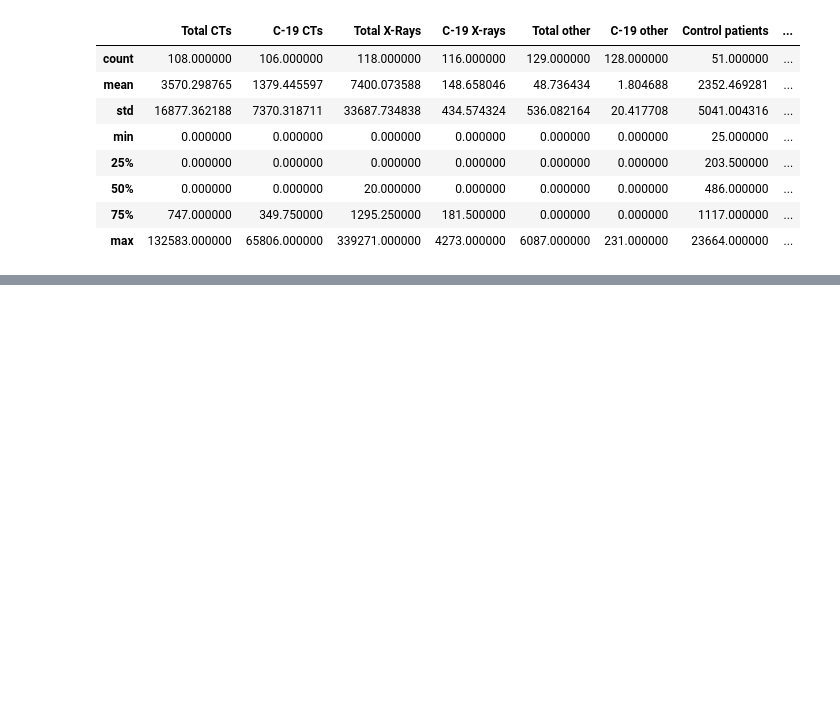
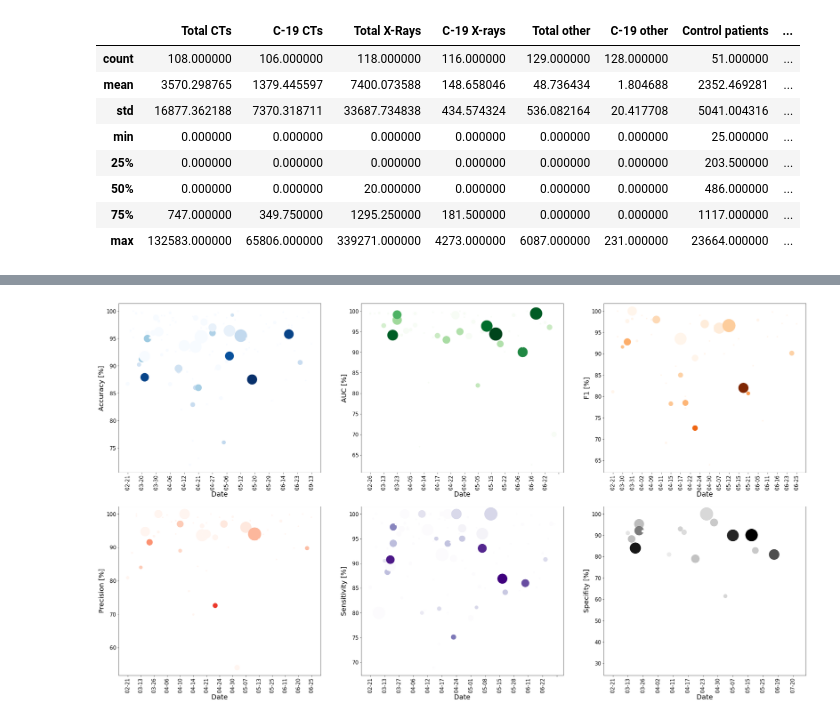
Before and after one commit to pawljmlo/covid-ur-wasting, a Jupyter notebook: plots.ipynb, the cells around one changed output, grey strips where cells are left out. Saved outputs shown, nothing was run; the diff lists cells and outputs as text; code cells hidden in the pictures; blank space fills up the shorter version.

```diff
--- a/plots.ipynb
+++ b/plots.ipynb
@@ -231,0 +245,14 @@ plot_chart(df_mean, 1, 2, 'Specifity', 'Total CTs', 'C-19 CTs', 0, 5, 'Greys', F
+# %%
+total_name = 'Total patients'
+c19_name = 'C-19 patients'
+include_empty = True
+
+fig, axes = plt.subplots(2, 3, figsize=(36, 20))
+plot_chart(df_mean, 0, 0, 'Accuracy', total_name, c19_name, 0, 5, 'Blues', include_empty)
+plot_chart(df_mean, 0, 1, 'AUC', total_name, c19_name, 0, 5, 'Greens', include_empty)
+plot_chart(df_mean, 0, 2, 'F1', total_name, c19_name, 0, 5, 'Oranges', include_empty)
+plot_chart(df_mean, 1, 0, 'Precision', total_name, c19_name, 0, 5, 'Reds', include_empty)
+plot_chart(df_mean, 1, 1, 'Sensitivity', total_name, c19_name, 0, 5, 'Purples', include_empty)
+plot_chart(df_mean, 1, 2, 'Specifity', total_name, c19_name, 0, 5, 'Greys', include_empty)
+# %% [output]
+[figure, added]
```
Also changed, not shown: parts of 10 cells of this notebook.
